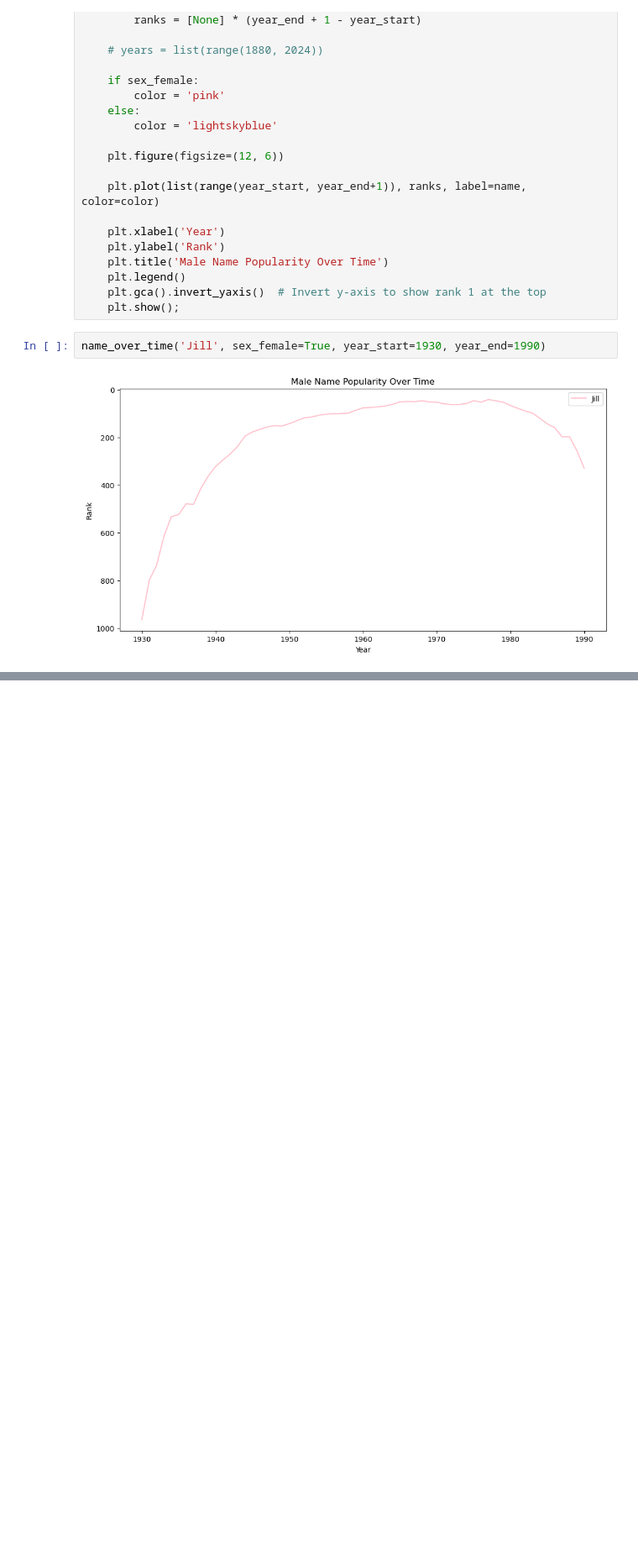
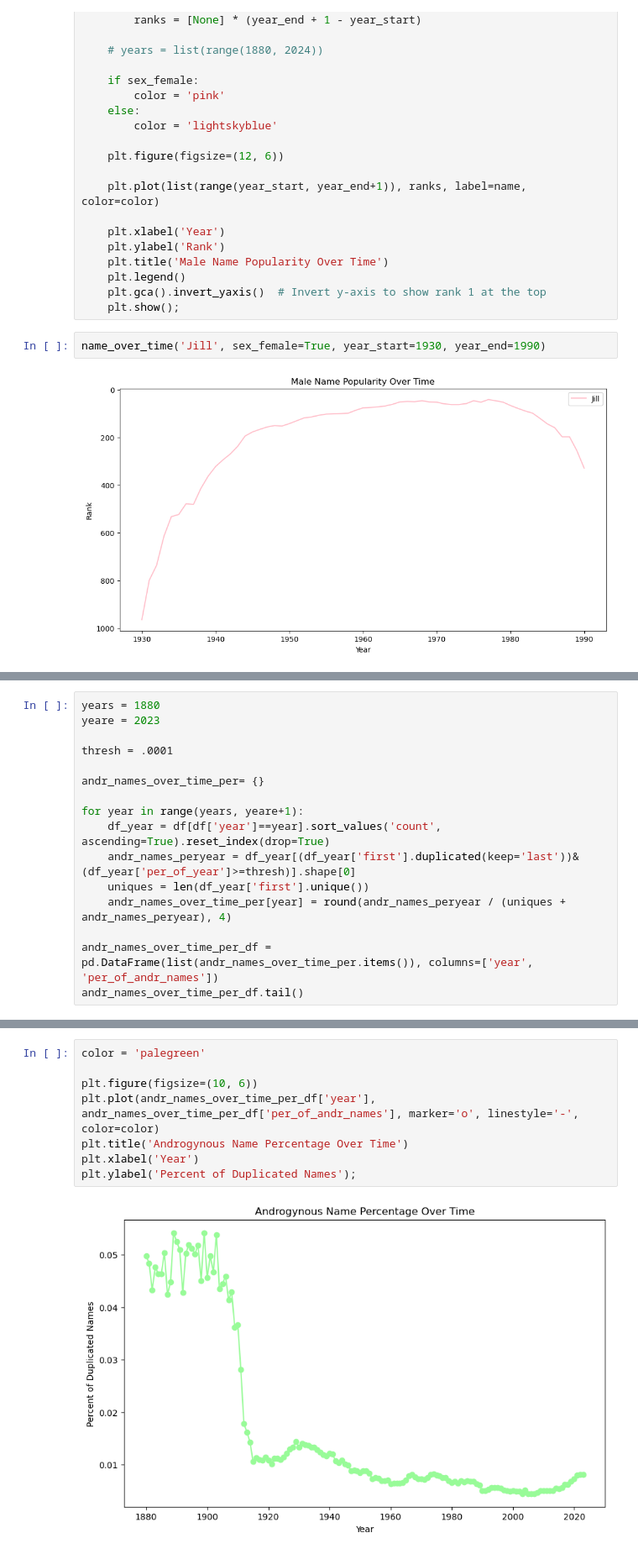
Before and after one commit to bwolff26/name_study, a Jupyter notebook: code/ceda_and_modeling_i.ipynb, the cells around one changed output, grey strips where cells are left out. Shown: that part at 84% size. Cells and saved outputs as stored; diff of their text form; blank space fills up the shorter version.

```diff
--- a/code/ceda_i.ipynb
+++ b/code/ceda_and_modeling_i.ipynb
@@ -346,0 +384,16 @@ name_over_time('Jill', sex_female=True, year_start=1930, year_end=1990)
+# %%
+years = 1880
+yeare = 2023
+
+thresh = .0001
+
+andr_names_over_time_per= {}
+
+for year in range(years, yeare+1):
+    df_year = df[df['year']==year].sort_values('count', ascending=True).reset_index(drop=True)
+    andr_names_peryear = df_year[(df_year['first'].duplicated(keep='last'))&(df_year['per_of_year']>=thresh)].shape[0]
+    uniques = len(df_year['first'].unique())
+    andr_names_over_time_per[year] = round(andr_names_peryear / (uniques + andr_names_peryear), 4)
+
+andr_names_over_time_per_df = pd.DataFrame(list(andr_names_over_time_per.items()), columns=['year', 'per_of_andr_names'])
+andr_names_over_time_per_df.tail()
@@ -346,0 +407,10 @@ name_over_time('Jill', sex_female=True, year_start=1930, year_end=1990)
+# %%
+color = 'palegreen'
+
+plt.figure(figsize=(10, 6))
+plt.plot(andr_names_over_time_per_df['year'], andr_names_over_time_per_df['per_of_andr_names'], marker='o', linestyle='-', color=color)
+plt.title('Androgynous Name Percentage Over Time')
+plt.xlabel('Year')
+plt.ylabel('Percent of Duplicated Names');
+# %% [output]
+[figure, added]
```
Also changed, not shown: parts of 11 cells of this notebook.
